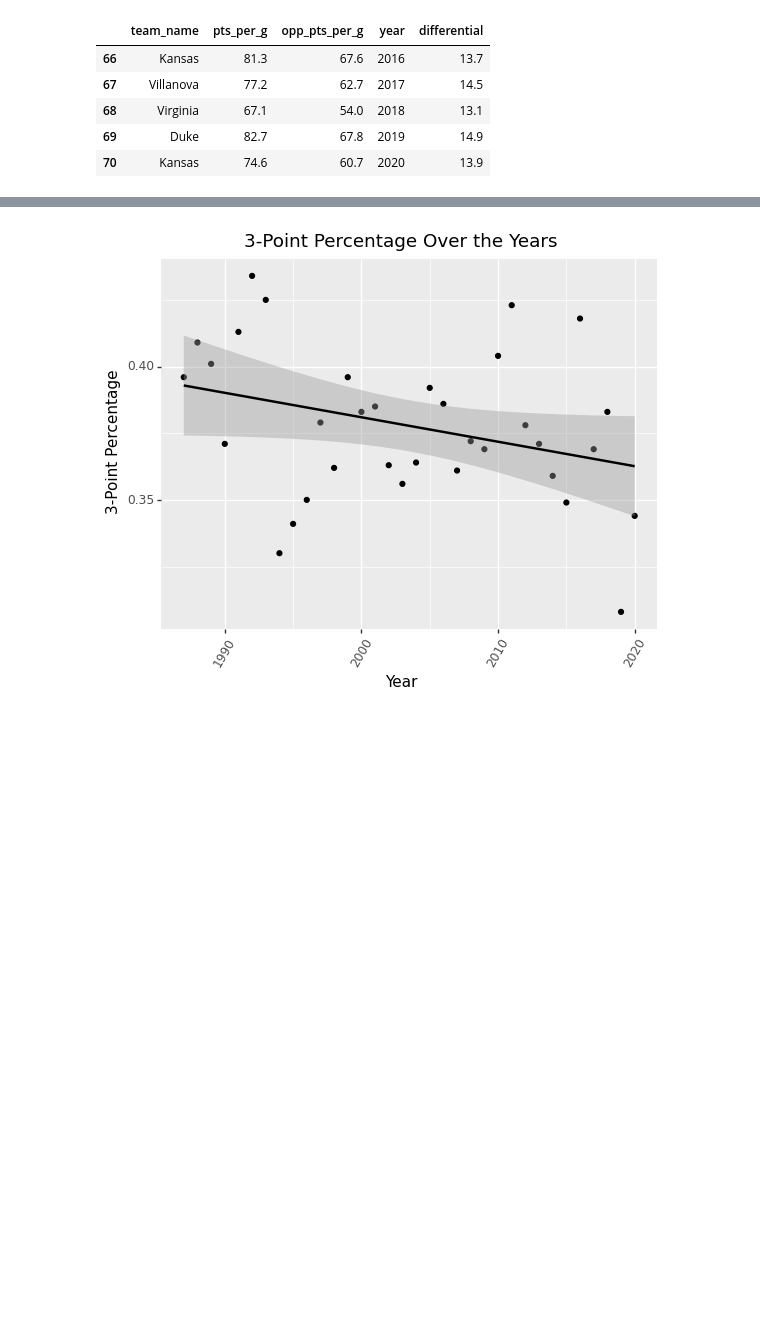
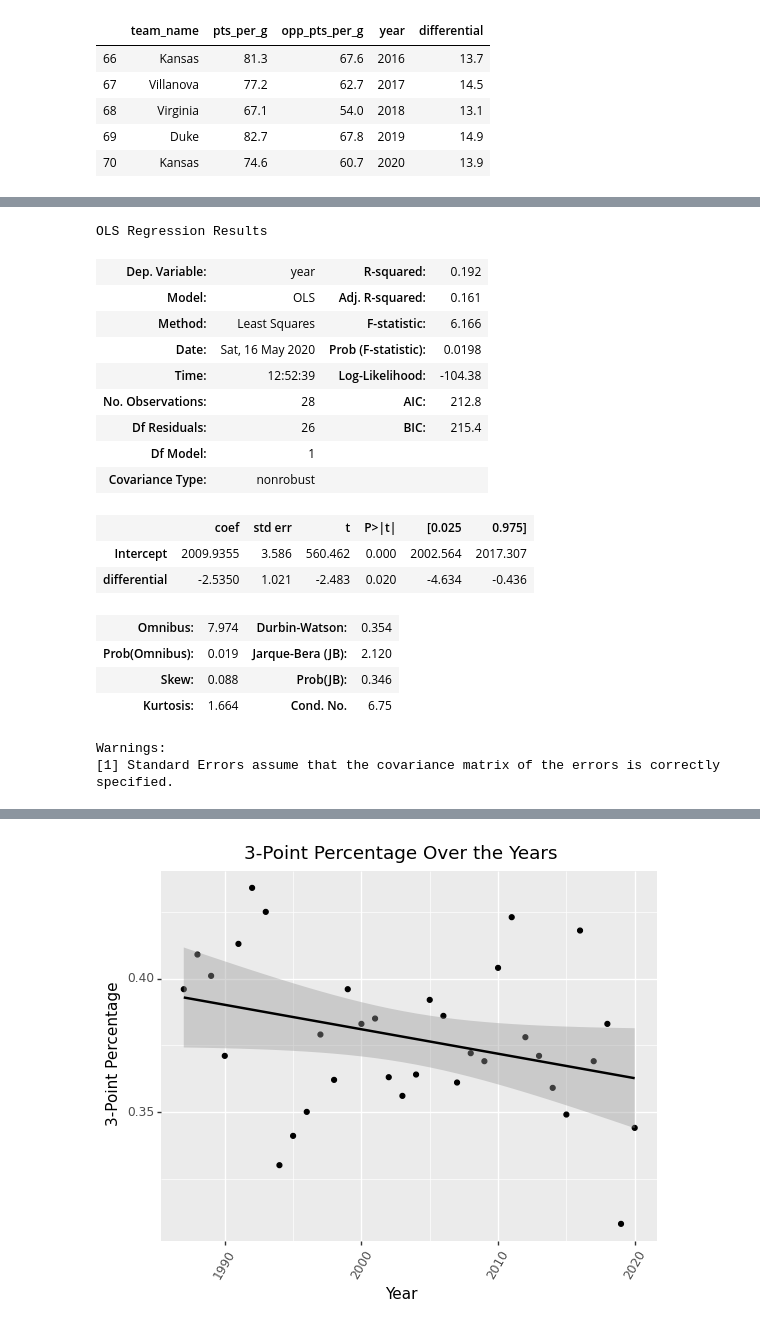
Before and after one commit to mhsmathew/College-Basketball-Data-Science-Analysis, a Jupyter notebook: Final Project Notebook.ipynb, the cells around one changed output, grey strips where cells are left out. Saved outputs shown, nothing was run; the diff lists cells and outputs as text; code cells hidden in the pictures; blank space fills up the shorter version.

```diff
--- a/Final Project Notebook.ipynb
+++ b/Final Project Notebook.ipynb
@@ -306,0 +310,23 @@ geom_smooth(method = 'lm'))
+# %%
+turnover_diff = sm.ols('year~differential', data=turnovers).fit()
+turnover_diff.summary()
+# %% [output]
+OLS Regression Results
+| Dep. Variable: | year | R-squared: | 0.192 |
+| Model: | OLS | Adj. R-squared: | 0.161 |
+| Method: | Least Squares | F-statistic: | 6.166 |
+| Date: | Sat, 16 May 2020 | Prob (F-statistic): | 0.0198 |
+| Time: | 12:52:39 | Log-Likelihood: | -104.38 |
+| No. Observations: | 28 | AIC: | 212.8 |
+| Df Residuals: | 26 | BIC: | 215.4 |
+| Df Model: | 1 |  |  |
+| Covariance Type: | nonrobust |  |  |
+|  | coef | std err | t | P>|t| | [0.025 | 0.975] |
+| Intercept | 2009.9355 | 3.586 | 560.462 | 0.000 | 2002.564 | 2017.307 |
+| differential | -2.5350 | 1.021 | -2.483 | 0.020 | -4.634 | -0.436 |
+| Omnibus: | 7.974 | Durbin-Watson: | 0.354 |
+| Prob(Omnibus): | 0.019 | Jarque-Bera (JB): | 2.120 |
+| Skew: | 0.088 | Prob(JB): | 0.346 |
+| Kurtosis: | 1.664 | Cond. No. | 6.75 |
+Warnings:
+[1] Standard Errors assume that the covariance matrix of the errors is correctly specified.
```
Also changed, not shown: parts of 37 cells of this notebook.
